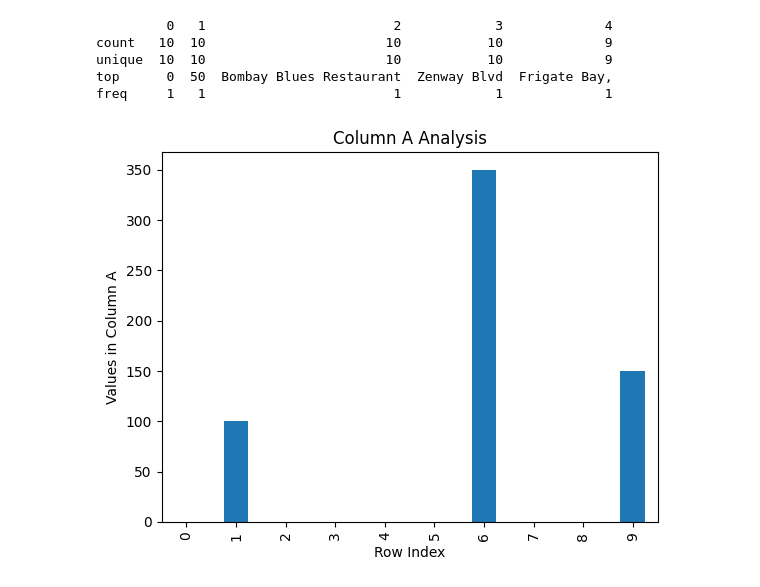
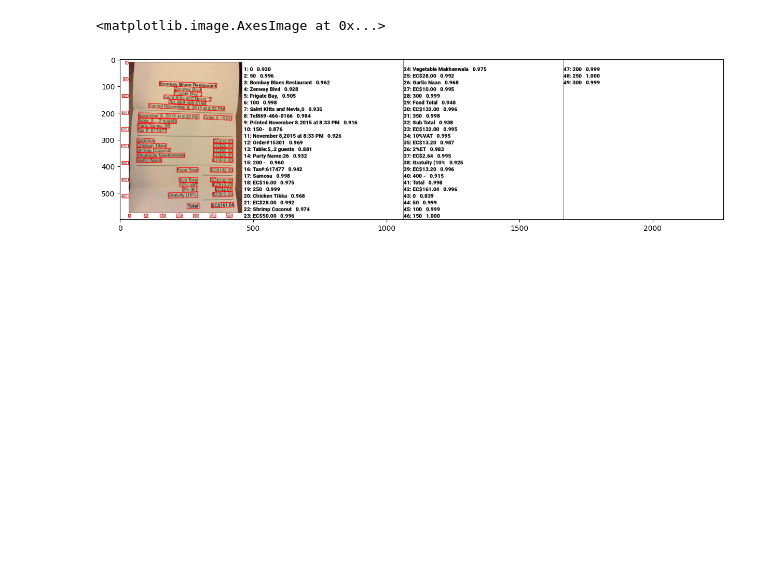
Before and after one commit to vvvvvvss/PaddleOCR, a Jupyter notebook: PaddleOCRipynb.ipynb, the cells around one changed output. Drawn from its saved outputs; the diff is of its cells as text; code cells hidden in the pictures; blank space fills up the shorter version.

```diff
--- a/PaddleOCRipynb.ipynb
+++ b/PaddleOCRipynb.ipynb
@@ -27,0 +29,2 @@ image = cv2.imread(image_path)
+# %%
+plt.rcParams['figure.figsize'] = [15, 10]
@@ -27,0 +38,4 @@ image = cv2.imread(image_path)
+# %%
+img_path = "/content/__results___7_1.png"
+image = Image.open(img_path).convert('RGB')
+plt.imshow(image)
@@ -28,6 +45,5 @@ image = cv2.imread(image_path)
 # %%
-from paddleocr import PaddleOCR
-
 ocr = PaddleOCR(use_angle_cls=True, lang='en')
-results = ocr.ocr(image_path, cls=True)
+img = cv2.imread(img_path, cv2.IMREAD_UNCHANGED)
+result = ocr.ocr(img_path, cls=True)[0]
 # %% [output]
@@ -41,7 +53,0 @@ download https://paddleocr.bj.bcebos.com/dygraph_v2.0/ch/ch_ppocr_mobile_v2.0_cl
-# %%
-import numpy as np
-table_data = []
-for result in results:
-    for line in result:
-        _, (text, _) = line
-        table_data.append(text)
@@ -53,17 +54,12 @@ df = pd.DataFrame(rows)
-# %%
-import matplotlib.pyplot as plt
-print(df.describe())
-df.columns = ['A', 'B', 'C', 'D', 'E']
-df['A'] = pd.to_numeric(df['A'], errors='coerce')
-df['A'].plot(kind='bar')
-plt.xlabel('Row Index')
-plt.ylabel('Values in Column A')
-plt.title('Column A Analysis')
-plt.show()
-# %% [output]
-         0   1                        2            3             4
-count   10  10                       10           10             9
-unique  10  10                       10           10             9
-top      0  50  Bombay Blues Restaurant  Zenway Blvd  Frigate Bay,
-freq     1   1                        1            1             1
-[figure, removed]
+# %%
+boxes = [line[0] for line in result]
+txts = [line[1][0] for line in result]
+scores = [line[1][1] for line in result]
+
+
+im_show = draw_ocr(image, boxes, txts, scores, font_path="/content/Roboto-Black.ttf")
+im_show = Image.fromarray(im_show)
+plt.imshow(im_show)
+# %% [output]
+<matplotlib.image.AxesImage at 0x...>
+[figure, added]
```
Also changed, not shown: parts of 8 cells of this notebook.
